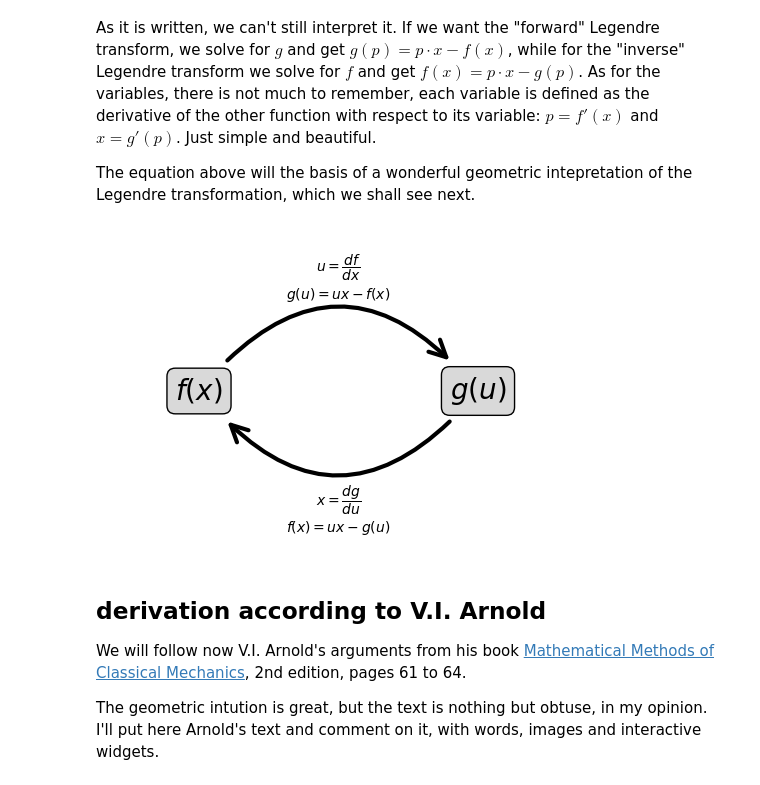
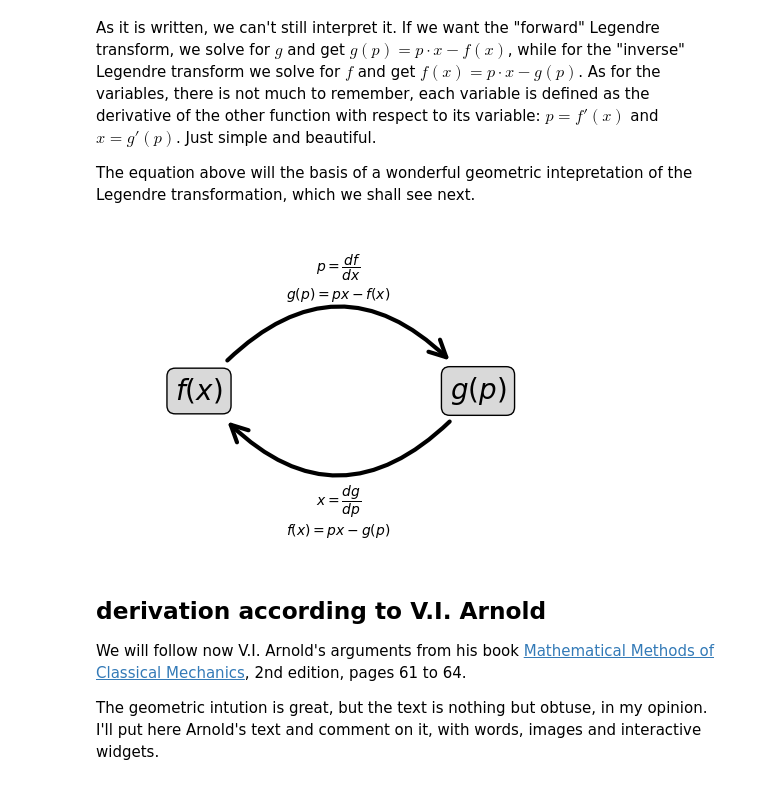
Before and after one commit to yairmau/blog, a Jupyter notebook: posts/2026-01-31-legendre-transformations/index.ipynb, the cells around one changed output. Cells and saved outputs as stored; diff of their text form; code cells hidden in the pictures.

Commit message:
legendre transformations v 1.1

```diff
--- a/posts/2026-01-31-legendre-transformations/index.ipynb
+++ b/posts/2026-01-31-legendre-transformations/index.ipynb
@@ -679,42 +677,42 @@ plt.text(0.2, 0.5, r"$f(x)$",
                    )
          )
 
-plt.text(0.8, 0.5, r"$g(u)$",
+plt.text(0.8, 0.5, r"$g(p)$",
          size=20, rotation=0,
          ha="center", va="center",
          bbox=dict(boxstyle="round",
                    ec="black",
                    fc=[0.85]*3,
                    )
          )
 
 ax.annotate("",
             xy=(0.8, 0.5), xycoords='data',
             xytext=(0.2, 0.5), textcoords='data',
             arrowprops=dict(arrowstyle="->",
                             connectionstyle="arc3,rad=-0.6",
                             color="black",
                             shrinkA=30, shrinkB=30,
                             lw=3,
                             mutation_scale=30)
             )
 ax.annotate("",
             xy=(0.2, 0.5), xycoords='data',
             xytext=(0.8, 0.5), textcoords='data',
             arrowprops=dict(arrowstyle="->",
                             connectionstyle="arc3,rad=-0.6",
                             color="black",
                             shrinkA=30, shrinkB=30,
                             lw=3,
                             mutation_scale=30)
             )
-ax.text(0.5, 0.8, r"$u=\dfrac{df}{dx}$"+"\n"+r"$g(u) = ux - f(x)$",
+ax.text(0.5, 0.8, r"$p=\dfrac{df}{dx}$"+"\n"+r"$g(p) = px - f(x)$",
         ha="center")
-ax.text(0.5, 0.2, r"$x=\dfrac{dg}{du}$"+"\n"+r"$f(x) = ux - g(u)$",
+ax.text(0.5, 0.2, r"$x=\dfrac{dg}{dp}$"+"\n"+r"$f(x) = px - g(p)$",
         ha="center", va="top")
 ax.axis('off');
 # %% [output]
-[figure, old version]
+[figure, new version]
 # %% [markdown]
 ## derivation according to V.I. Arnold
 
```
Also changed, not shown: parts of 8 cells of this notebook, 4 other files.
